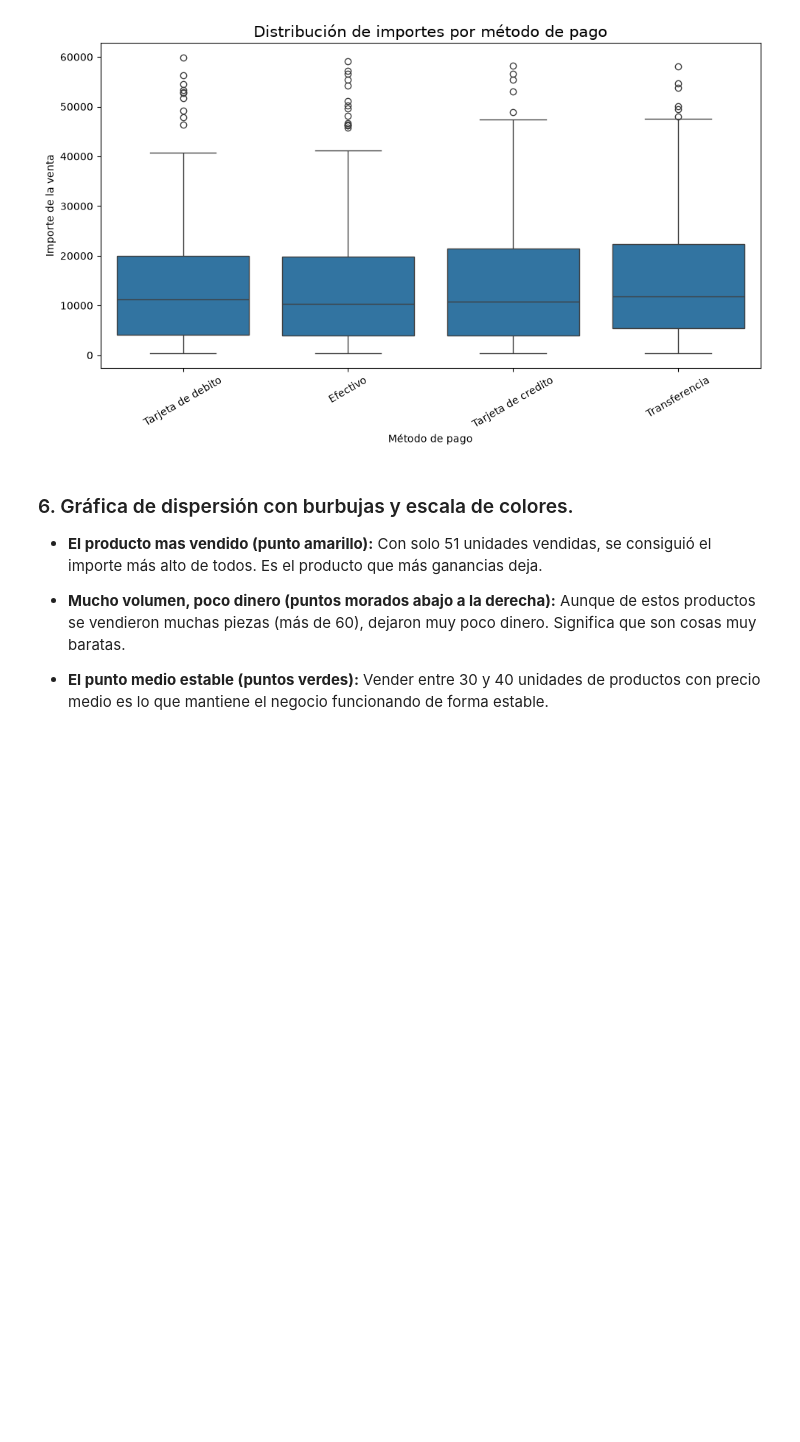
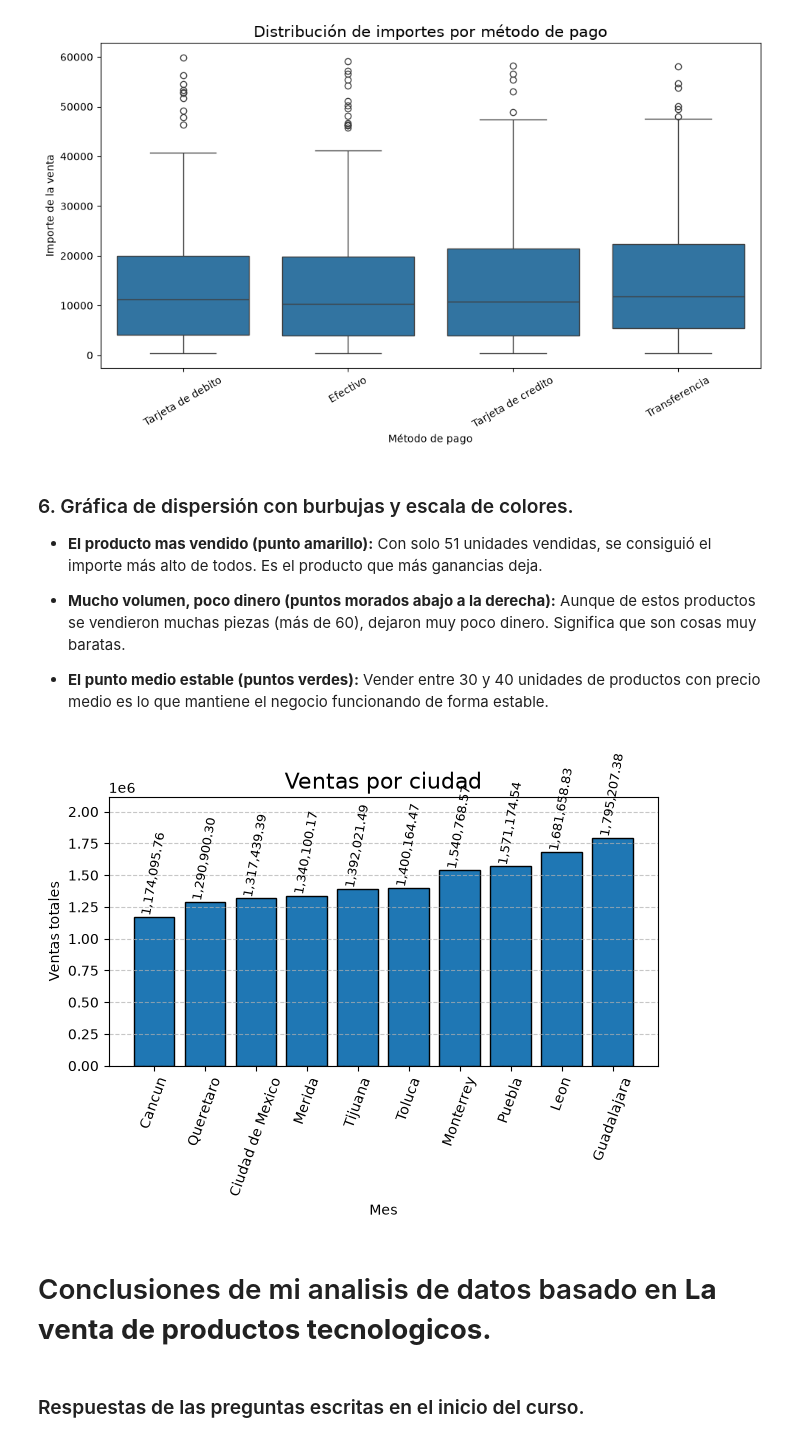
Before and after one commit to abdelferrufino17/Proyeto-final-py, a Jupyter notebook: Datos limpieza.ipynb, the cells around one changed output. Cells and saved outputs as stored; diff of their text form; code cells hidden in the pictures; blank space fills up the shorter version.

```diff
--- a/Datos limpieza.ipynb
+++ b/Datos limpieza.ipynb
@@ -692,3 +691,45 @@ fig.update_layout(
 )
 
 fig.show()
+# %%
+ventas_ciudad = (
+    ventas_limpias
+    .groupby("ciudad", as_index=False)["total_venta"]
+    .sum()
+    .sort_values(["total_venta"])
+)
+
+
+barras = plt.bar(
+     ventas_ciudad["ciudad"],
+     ventas_ciudad["total_venta"],
+edgecolor = "black"
+)
+
+
+for barra,importe in zip(barras,ventas_ciudad["total_venta"]):
+    plt.text(
+        barra.get_x() + barra.get_width() / 2,
+        barra.get_height() + 300,
+        f"{importe:,.2f}",
+        ha="center",
+        va ="bottom",
+        fontsize = 9,
+        rotation=80
+    )
+
+plt.title("Ventas por ciudad",fontsize=16)
+plt.xlabel("Mes")
+plt.ylabel("Ventas totales")
+
+plt.xticks(rotation=70)
+plt.ylim(0,max(ventas_mes["total_venta"])*1.50)
+plt.grid(axis="y",linestyle="--",alpha=0.7)
+plt.tight_layout()
+plt.show()
+# %% [output]
+[figure, added]
+# %% [markdown]
+# Conclusiones de mi analisis de datos basado en **La venta de productos tecnologicos.**
+# %% [markdown]
+### Respuestas de las preguntas escritas en el inicio del curso.
```
Also changed, not shown: parts of 9 cells of this notebook, 2 other files.
